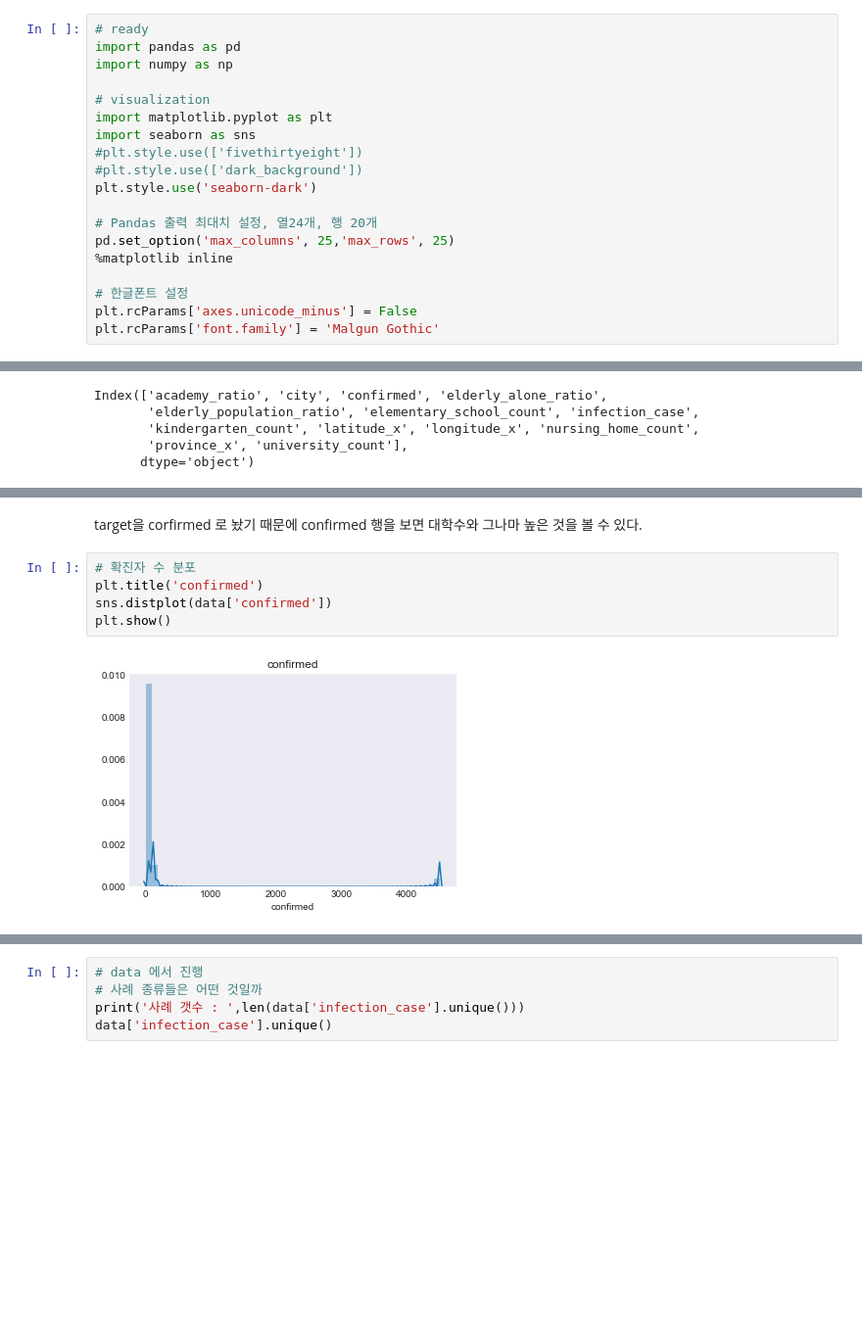
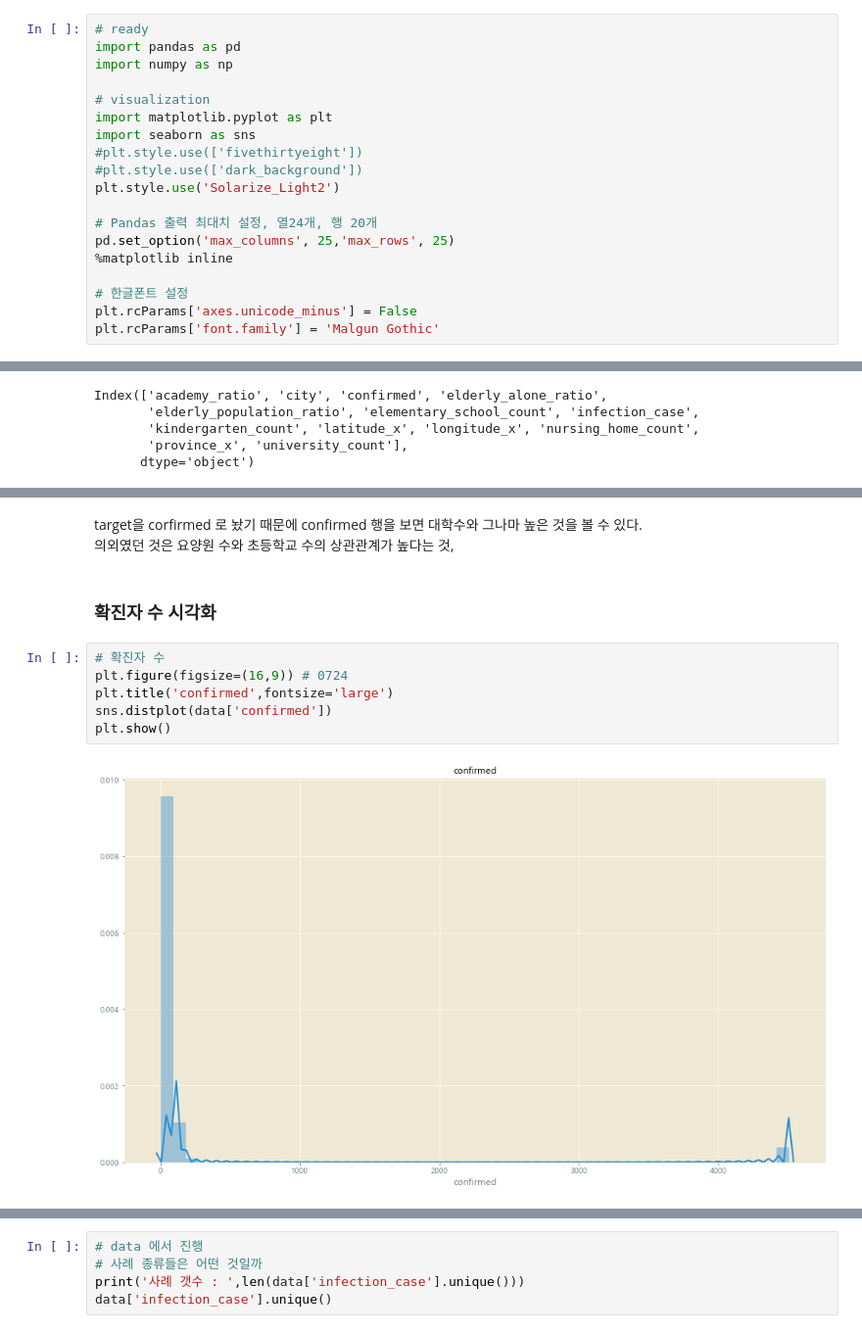
Before and after one commit to cryingjin/Today-I-Learned, a Jupyter notebook: week1_EDA_yj.ipynb, the cells around one changed output, grey strips where cells are left out. Shown at 98% size. Drawn from its saved outputs; the diff is of its cells as text; blank space fills up the shorter version.

```diff
--- a/week1_EDA_yj.ipynb
+++ b/week1_EDA_yj.ipynb
@@ -29,7 +36,7 @@ import matplotlib.pyplot as plt
 import seaborn as sns
 #plt.style.use(['fivethirtyeight'])
 #plt.style.use(['dark_background'])
-plt.style.use('seaborn-dark')
+plt.style.use('Solarize_Light2')
 
 # Pandas 출력 최대치 설정, 열24개, 행 20개
 pd.set_option('max_columns', 25,'max_rows', 25)
@@ -216,9 +250,13 @@ plt.show()
 # %% [markdown]
 target을 corfirmed 로 놨기 때문에 confirmed 행을 보면 대학수와 그나마 높은 것을 볼 수 있다.
+의외였던 것은 요양원 수와 초등학교 수의 상관관계가 높다는 것,
+# %% [markdown]
+### 확진자 수 시각화
 # %%
-# 확진자 수 분포
-plt.title('confirmed')
+# 확진자 수
+plt.figure(figsize=(16,9)) # 0724
+plt.title('confirmed',fontsize='large')
 sns.distplot(data['confirmed'])
 plt.show()
 # %% [output]
-[figure, old version]
+[figure, new version]
```
Also changed, not shown: parts of 60 cells of this notebook.
